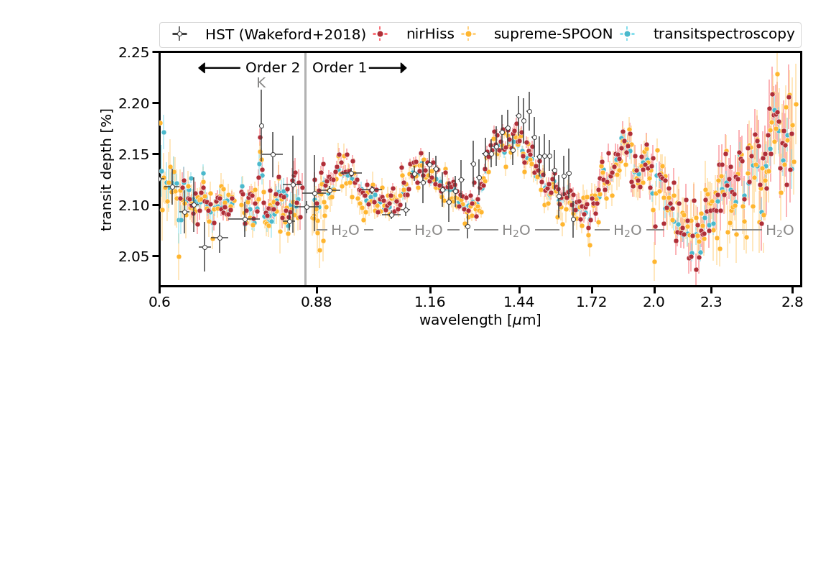
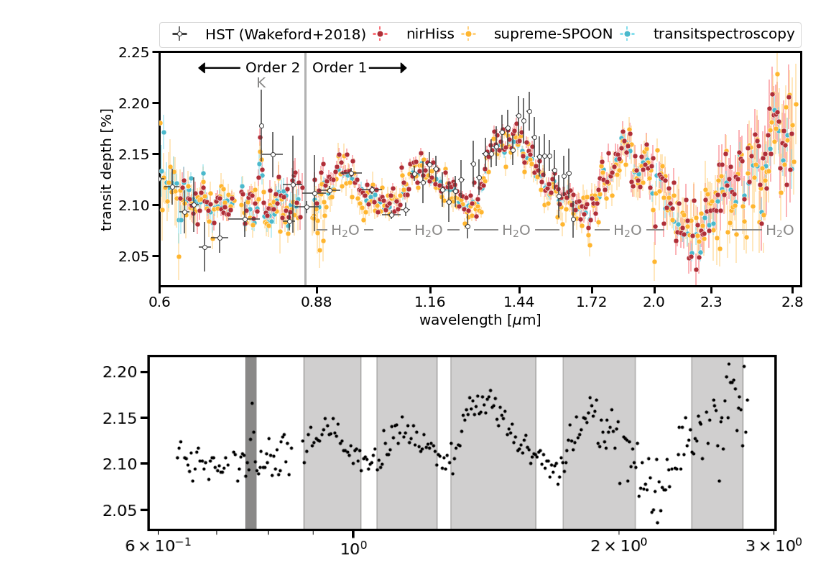
Before and after one commit to afeinstein20/wasp39b_niriss_paper, a Jupyter notebook: figure2.ipynb, the cells around one changed output. Drawn from its saved outputs; the diff is of its cells as text; code cells hidden in the pictures; blank space fills up the shorter version.

```diff
--- a/figure2.ipynb
+++ b/figure2.ipynb
@@ -258,3 +258,28 @@ plt.savefig('/Users/belugawhale/Documents/niriss_real/wasp39/paper_figures/trans
             bbox_inches='tight')
 # %% [output]
 [figure]
+# %%
+fn = pipeline_dict[pipelineorder[0]]['filename']
+tab = Table.read(os.path.join('/Users/belugawhale/Documents/GitHub/wasp39b_paper/data/ts', fn),
+                 format='csv', comment='#')
+
+locs = Table(names=['Name', 'wave_min', 'wave_max'],
+             dtype=['U14', np.float64, np.float64])
+
+plt.figure(figsize=(14,4))
+plt.plot(tab['wave'], tab['dppm']/1e4, 'k.')
+
+x = [0.91, 1.115, 1.38, 1.81, 2.62]
+rmin = [0.03, 0.05, 0.09, 0.08, 0.2]
+rmax = [0.11, 0.13, 0.23, 0.28, 0.15]
+
+plt.axvspan(0.755, 0.775, color=lcolor)
+
+locs.add_row(['K', 0.755, 0.775])
+
+for i in range(len(x)):
+    plt.axvspan(x[i]-rmin[i], xmax=x[i]+rmax[i], color=lcolor, lw=2, alpha=0.4)
+    locs.add_row([r'H$_2$O', np.round(x[i]-rmin[i],4), np.round(x[i]+rmax[i],4)])
+plt.xscale('log')
+# %% [output]
+[figure, added]
```
Also changed, not shown: parts of 1 cell of this notebook, 16 other files.
